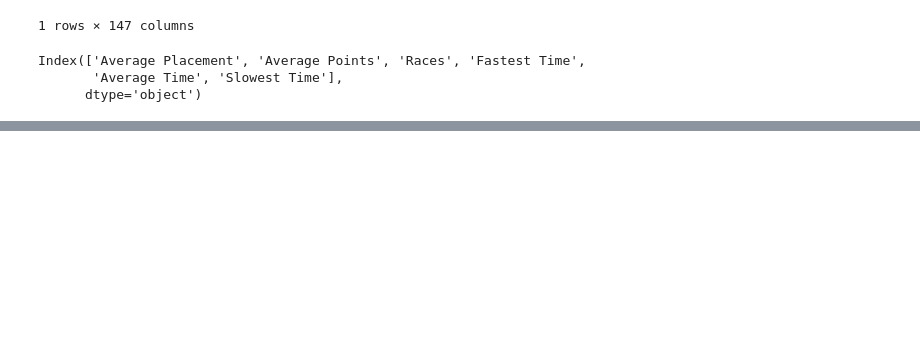
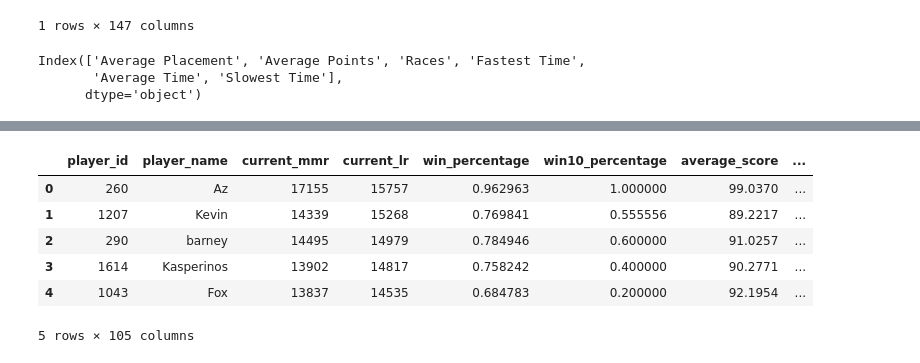
Before and after one commit to fordjackson26/CS5394Project3, a Jupyter notebook: webscrape.ipynb, the cells around one changed output, grey strips where cells are left out. Drawn from its saved outputs; the diff is of its cells as text; code cells hidden in the pictures; blank space fills up the shorter version.

```diff
--- a/webscrape.ipynb
+++ b/webscrape.ipynb
@@ -144,0 +186,11 @@ https://mkwlounge.gg/ladder/player.php?player_id=1043&ladder_id=3
+# %%
+combodata = pd.concat([playerdata,foxdata], axis=1)
+combodata.head()
+# %% [output]
+|  | player_id | player_name | current_mmr | current_lr | win_percentage | win10_percentage | average_score | ... |
+| 0 | 260 | Az | 17155 | 15757 | 0.962963 | 1.000000 | 99.0370 | ... |
+| 1 | 1207 | Kevin | 14339 | 15268 | 0.769841 | 0.555556 | 89.2217 | ... |
+| 2 | 290 | barney | 14495 | 14979 | 0.784946 | 0.600000 | 91.0257 | ... |
+| 3 | 1614 | Kasperinos | 13902 | 14817 | 0.758242 | 0.400000 | 90.2771 | ... |
+| 4 | 1043 | Fox | 13837 | 14535 | 0.684783 | 0.200000 | 92.1954 | ... |
+5 rows × 105 columns
```
Also changed, not shown: parts of 6 cells of this notebook.
